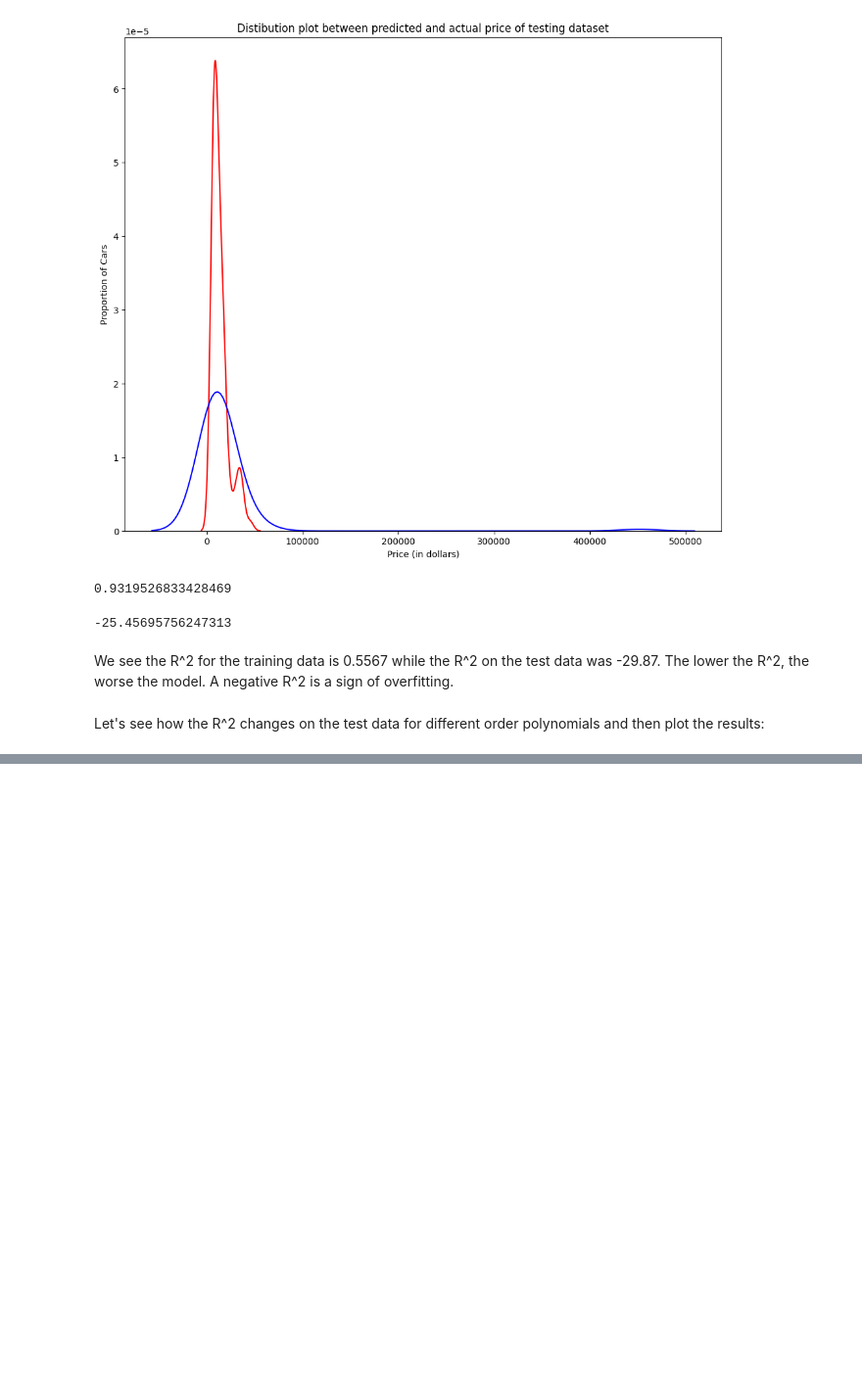
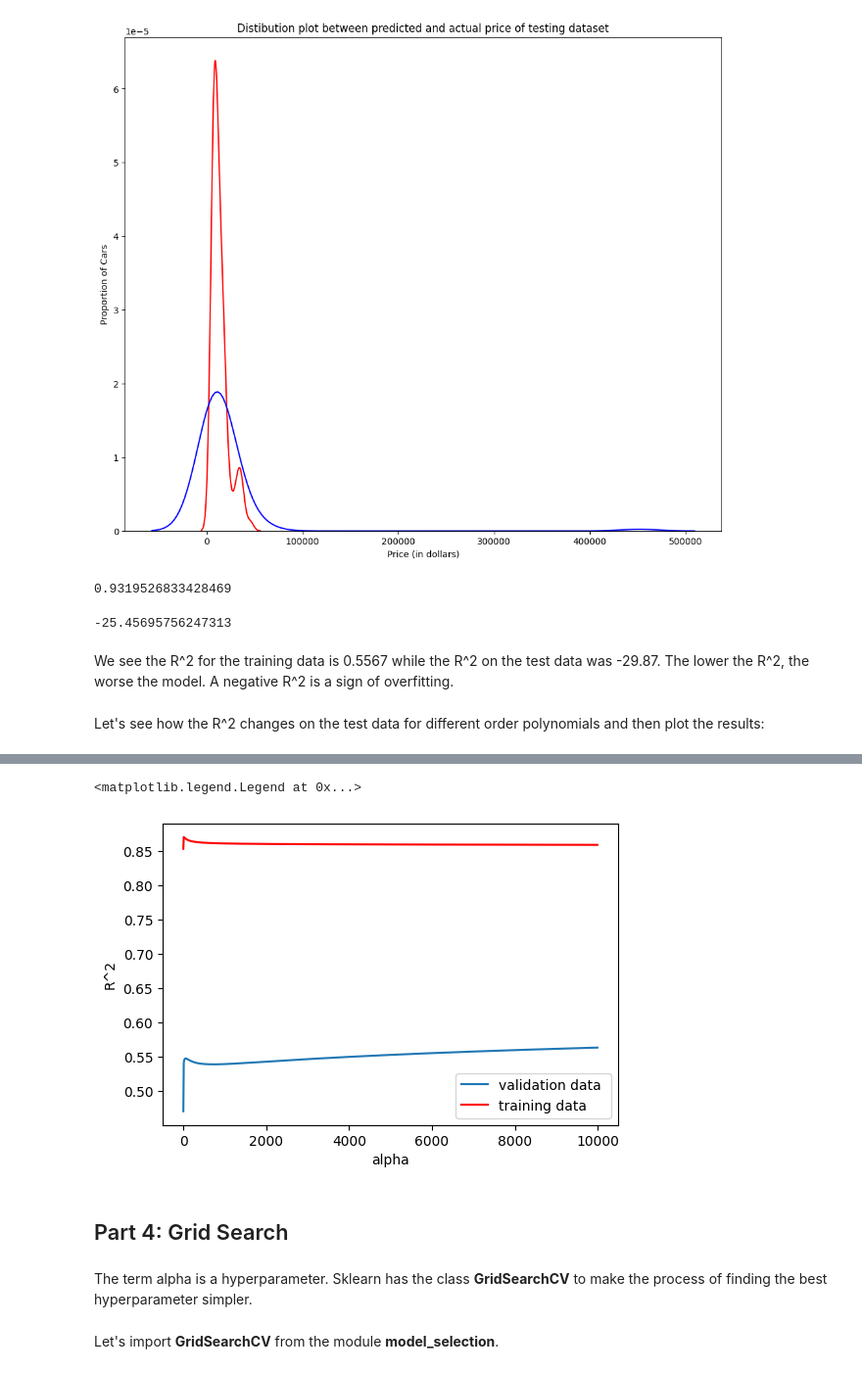
Before and after one commit to VishSeran/Data-Preprocessing-ML, a Jupyter notebook: ModelEvaluation_and_Refinement_UsedCars.ipynb, the cells around one changed output, grey strips where cells are left out. Shown at 98% size. Saved outputs shown, nothing was run; the diff lists cells and outputs as text; code cells hidden in the pictures; blank space fills up the shorter version.

```diff
--- a/ModelEvaluation_and_Refinement_UsedCars.ipynb
+++ b/ModelEvaluation_and_Refinement_UsedCars.ipynb
@@ -350,0 +355,5 @@ TypeError: text() missing 2 required positional arguments: 'y' and 's'
+# %%
+pr= PolynomialFeatures(degree=2)
+
+x_train_pr = pr.fit_transform(x_train[['horsepower', 'curb-weight', 'engine-size', 'highway-mpg','normalized-losses','symboling']])
+x_test_pr = pr.fit_transform(x_test[['horsepower', 'curb-weight', 'engine-size', 'highway-mpg','normalized-losses','symboling']])
@@ -350,0 +378,36 @@ TypeError: text() missing 2 required positional arguments: 'y' and 's'
+# %%
+from tqdm import tqdm
+from sklearn.linear_model import Ridge
+
+Res_test = []
+Res_train = []
+Alpha = 10*np.array(range(0,1000))
+pbar = tqdm(Alpha)
+
+for alpha in pbar:
+
+    RidgeModelAlpha = Ridge(alpha = alpha)
+    RidgeModelAlpha.fit(x_train_pr,y_train)
+
+    test_score, train_score = RidgeModelAlpha.score(x_test_pr, y_test), RidgeModelAlpha.score(x_train_pr, y_train)
+
+    Res_test.append(test_score)
+    Res_train.append(train_score)
+
+    pbar.set_postfix({"Test Score": test_score, "Train Score": train_score})
+# %%
+plt.figure(figsize=(6,4))
+plt.plot(Alpha, Res_test, label="validation data ")
+plt.plot(Alpha, Res_train, 'r', label="training data")
+plt.xlabel('alpha')
+plt.ylabel('R^2')
+plt.legend()
+# %% [output]
+<matplotlib.legend.Legend at 0x...>
+[figure, added]
+# %% [markdown]
+<h2 id="ref4">Part 4: Grid Search</h2>
+# %% [markdown]
+The term alpha is a hyperparameter. Sklearn has the class <b>GridSearchCV</b> to make the process of finding the best hyperparameter simpler.
+# %% [markdown]
+Let's import <b>GridSearchCV</b> from  the module <b>model_selection</b>.
```
Also changed, not shown: parts of 7 cells of this notebook.
